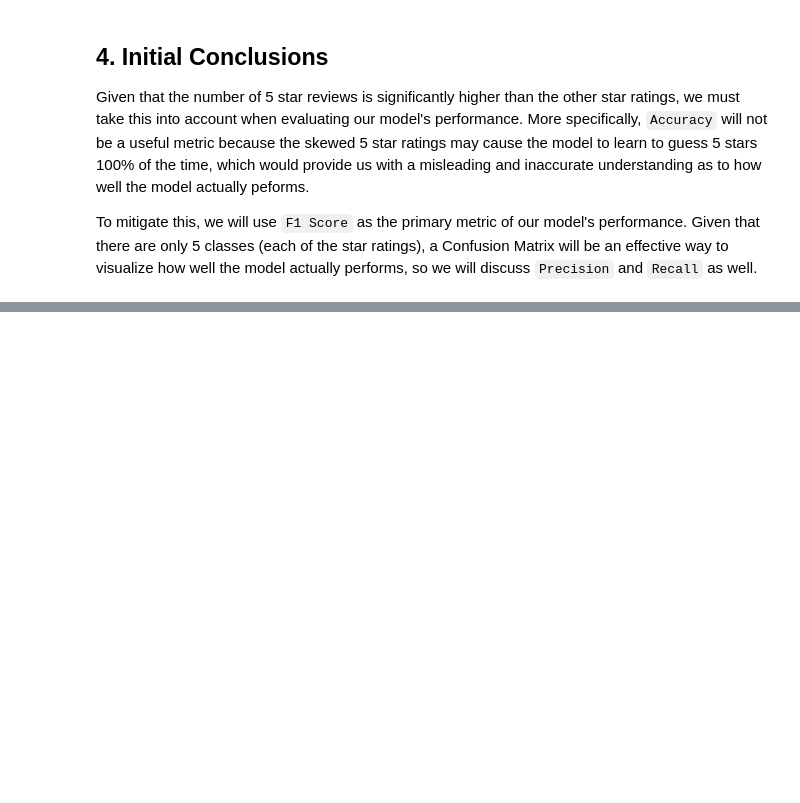
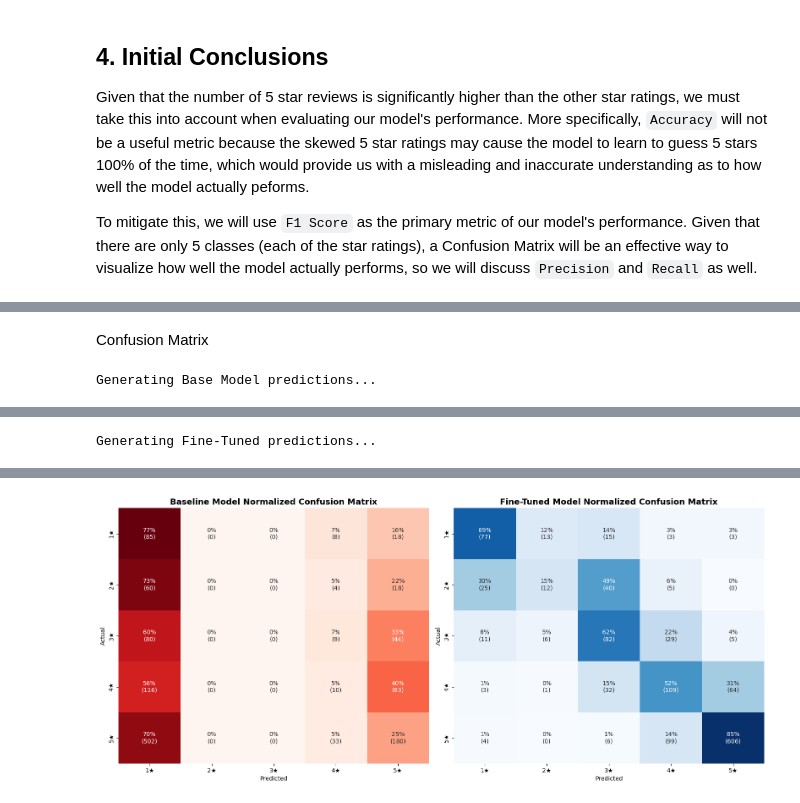
Before and after one commit to YassinKina/amazon_sentiment_analysis, a Jupyter notebook: notebooks/EDA.ipynb, the cells around one changed output, grey strips where cells are left out. Saved outputs shown, nothing was run; the diff lists cells and outputs as text; code cells hidden in the pictures; blank space fills up the shorter version.

```diff
--- a/notebooks/EDA.ipynb
+++ b/notebooks/EDA.ipynb
@@ -112,0 +174,8 @@ To mitigate this, we will use `F1 Score` as the primary metric of our model's pe
+# %%
+ft_model_path = "../models/checkpoint-200/trainer_state.json"
+
+with open(ft_model_path, "r") as f:
+    history = json.load(f)["log_history"]
+
+ft_model_f1 = [x["eval_f1"] for x in history if "eval_f1" in x ]
+ft_model_accuracy = [x["eval_accuracy"] for x in history if "eval_accuracy" in x ]
@@ -112,0 +230,2 @@ To mitigate this, we will use `F1 Score` as the primary metric of our model's pe
+# %% [markdown]
+Confusion Matrix
@@ -112,0 +295,29 @@ To mitigate this, we will use `F1 Score` as the primary metric of our model's pe
+# %%
+import numpy as np
+import matplotlib.pyplot as plt
+import seaborn as sns
+from sklearn.metrics import confusion_matrix, classification_report
+from transformers import AutoModelForSequenceClassification, Trainer
+checkpoint = "../models/checkpoint-200"
+model = AutoModelForSequenceClassification.from_pretrained(checkpoint,
+                                                           num_labels=5,
+                                                           problem_type="single_label_classification"
+)
+# Get predictions from base model
+print("Generating Base Model predictions...")
+base_trainer = Trainer(model=base_model, data_collator=data_collator)
+base_output = base_trainer.predict(tokenized_dataset["test"])
+y_pred_base = np.argmax(base_output.predictions, axis=1)
+
+
+#get finetuned predictions
+print("Generating Fine-Tuned predictions...")
+ft_trainer = Trainer(model=model, data_collator=data_collator)
+ft_output = ft_trainer.predict(tokenized_dataset["test"])
+y_pred_finetuned = np.argmax(ft_output.predictions, axis=1)
+
+y_true = base_output.label_ids
+
+plot_normalized_comparison(y_true, y_pred_base, y_pred_finetuned)
+# %% [output]
+Generating Base Model predictions...
@@ -112,0 +325 @@ To mitigate this, we will use `F1 Score` as the primary metric of our model's pe
+Generating Fine-Tuned predictions...
@@ -112,0 +327 @@ To mitigate this, we will use `F1 Score` as the primary metric of our model's pe
+[figure, added]
```
Also changed, not shown: parts of 14 cells of this notebook, 3 other files.
